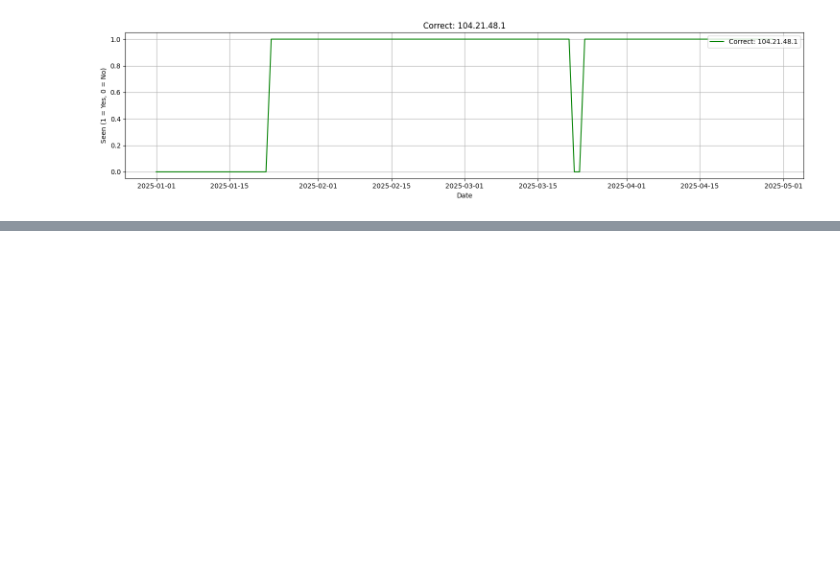
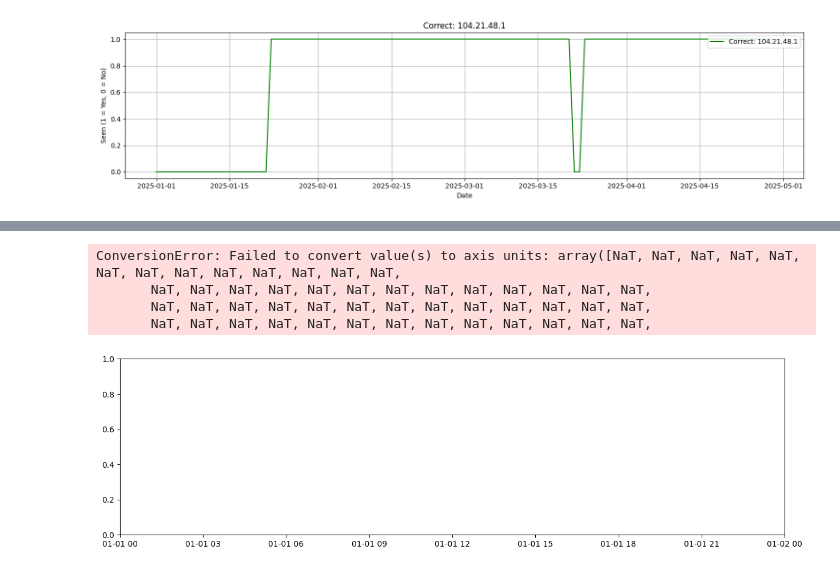
Before and after one commit to jaytlinaskew-OIS/HTOC, a Jupyter notebook: notebooks/observationEventForecasting/EDA.ipynb, the cells around one changed output, grey strips where cells are left out. Drawn from its saved outputs; the diff is of its cells as text; code cells hidden in the pictures; blank space fills up the shorter version.

```diff
--- a/notebooks/observationEventForecasting/EDA.ipynb
+++ b/notebooks/observationEventForecasting/EDA.ipynb
@@ -84,0 +85,3 @@ plt.show()
+# %%
+correct2 = data[data['indicator'] == '172.240.108.68']
+correct2.head(90)
@@ -84,0 +102,29 @@ plt.show()
+# %%
+
+correct2.loc[:, 'date'] = pd.to_datetime(wrong['date'], errors='coerce')
+
+# Plot time series for each unique indicator in 'correct'
+indicators = correct2['indicator'].unique()
+rows = len(indicators)
+cols = 1
+fig, axes = plt.subplots(rows, cols, figsize=(15, rows * 4))
+axes = axes.flatten() if rows > 1 else [axes]  # Handle single subplot case
+
+for i, indicator in enumerate(indicators):
+    ax = axes[i]
+    indicator_data = correct2[correct2['indicator'] == indicator]
+    ax.plot(indicator_data['date'], indicator_data['seen'], label=f'Correct: {indicator}', color='green')
+    ax.set_title(f'Correct: {indicator}')
+    ax.set_xlabel('Date')
+    ax.set_ylabel('Seen (1 = Yes, 0 = No)')
+    ax.legend(loc='upper right')
+    ax.grid(True)
+
+plt.tight_layout()
+plt.show()
+# %% [output]
+ConversionError: Failed to convert value(s) to axis units: array([NaT, NaT, NaT, NaT, NaT, NaT, NaT, NaT, NaT, NaT, NaT, NaT, NaT,
+       NaT, NaT, NaT, NaT, NaT, NaT, NaT, NaT, NaT, NaT, NaT, NaT, NaT,
+       NaT, NaT, NaT, NaT, NaT, NaT, NaT, NaT, NaT, NaT, NaT, NaT, NaT,
+       NaT, NaT, NaT, NaT, NaT, NaT, NaT, NaT, NaT, NaT, NaT, NaT, NaT,
+[figure, added]
```
Also changed, not shown: parts of 3 cells of this notebook, 2 other files.
